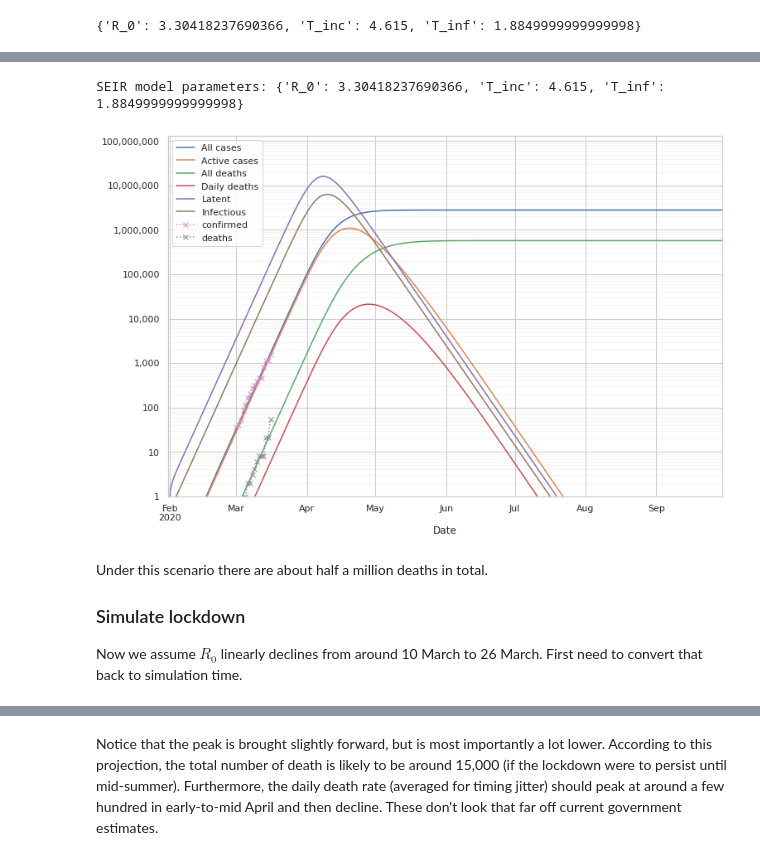
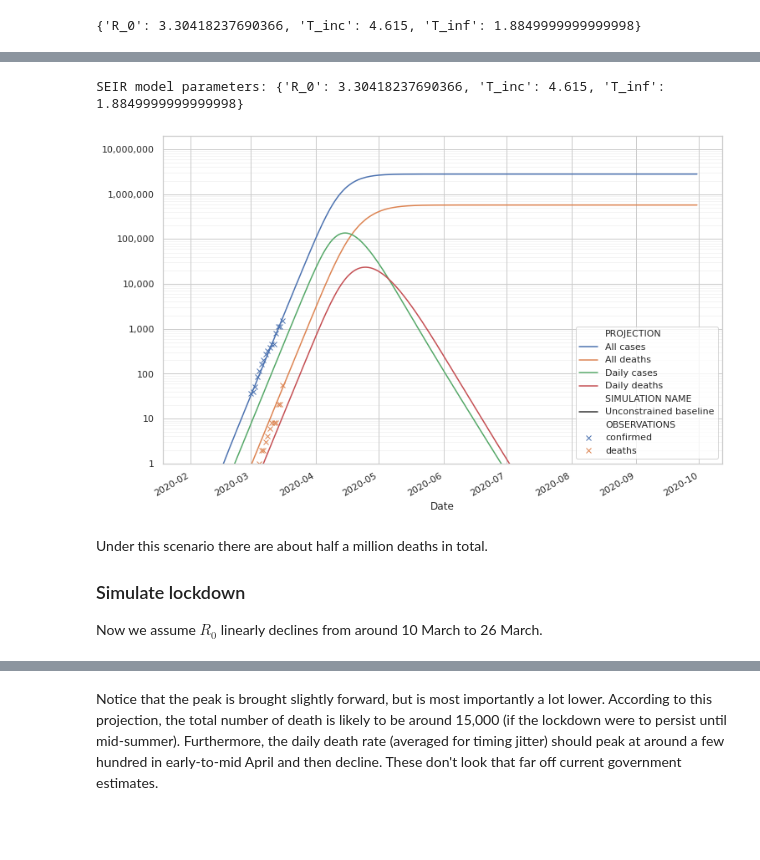
Before and after one commit to jpbrodrick/covid-19-modelling, a Jupyter notebook: Covid-19 SEIR Model.ipynb, the cells around one changed output, grey strips where cells are left out. Saved outputs shown, nothing was run; the diff lists cells and outputs as text; code cells hidden in the pictures; blank space fills up the shorter version.

Commit message:
Interactive plotting

```diff
--- a/Covid-19 SEIR Model.ipynb
+++ b/Covid-19 SEIR Model.ipynb
@@ -81,8 +81,10 @@ import os
 from collections import namedtuple
 from copy import copy
 from outbreak_modelling import *
+from plotutils import *
 from jhdatautils import *
-sns.set(style='whitegrid')
+# %%
+sns.set(style='whitegrid', palette='deep')
 # %% [markdown]
 ## Load observations
 
@@ -150,22 +130,23 @@ Here is a constant-$R_0$ baseline model *for an unconstrained outbreak*, only fi
 # %%
 transmission_parameters = calibrate_transmission_model(0.3, 6.5, 0.71)
 print('SEIR model parameters:', transmission_parameters)
 t_model_c = SEIRModel(**transmission_parameters)
 e_model_c = EmissionModel(f_cdr=0.044, f_ifr=0.009,
                           n_detect=4, T_detect=11,
                           n_resolve=9, T_resolve=8,
-                          n_death=4, T_death=14)
+                          n_death=4, T_death=10)
 sim_baseline = run_outbreak(t_model_c, e_model_c, 2*365//3, make_state(S=6.64e7, I=1))
 sim_baseline = calibrate_timing_to_cases(sim_baseline,
                          ts.confirmed[ts['phase']=='unrestricted'])
 sim_baseline.to_csv('simdata/sim-R_0-3.3-baseline-parameters.csv')
-plot_simulation(sim_baseline, t_model_c, ts[ts['phase']=='unrestricted'])
+plot_simulations({'Unconstrained baseline': sim_baseline},
+                 ts[ts.phase=='unrestricted'])
 # %% [output]
 SEIR model parameters: {'R_0': 3.30418237690366, 'T_inc': 4.615, 'T_inf': 1.8849999999999998}
-[figure, old version]
+[figure, new version]
 # %% [markdown]
 Under this scenario there are about half a million deaths in total.
 
 ### Simulate lockdown
 
-Now we assume $R_0$ linearly declines from around 10 March to 26 March. First need to convert that back to simulation time.
+Now we assume $R_0$ linearly declines from around 10 March to 26 March.
```
Also changed, not shown: parts of 12 cells of this notebook, 2 other files.
